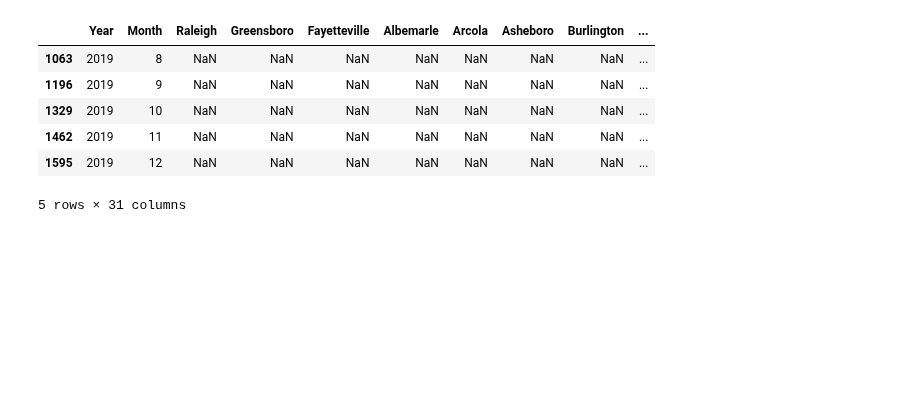
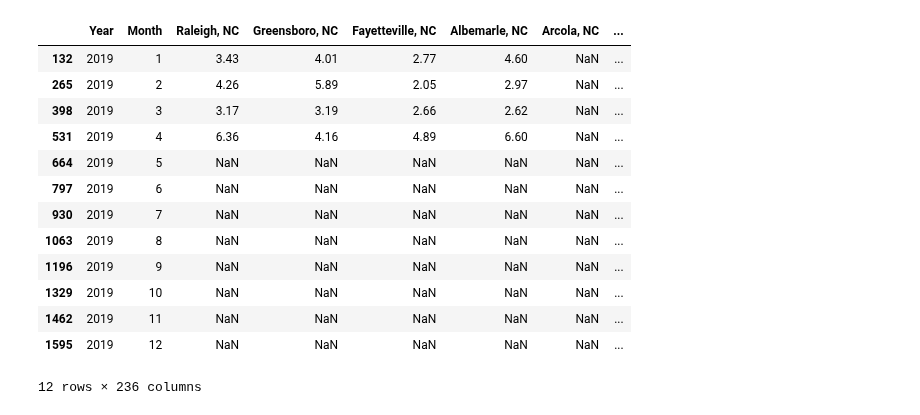
Before and after one commit to lilfetz22/NCRainfallPredictions_CAP1, a Jupyter notebook: Capstone Project 1.ipynb, the cells around one changed output. Saved outputs shown, nothing was run; the diff lists cells and outputs as text; code cells hidden in the pictures; blank space fills up the shorter version.

```diff
--- a/Capstone Project 1.ipynb
+++ b/Capstone Project 1.ipynb
@@ -157,0 +33,17 @@ ncdata1.tail()
+# %%
+colnames = ['Year', 'Month']
+names = NCdata.sheet_names
+# col1 = []
+# col2 = []
+# for i in names:
+#     n1 = i.split(',')
+#     if i == 0:
+#         col1 = [n1[0]]
+#         col2 = [n1[1]]
+#     else:
+#         col1 = col1 + [n1[0]]
+#         col2 = col2 + [n1[1]]
+# print(col1)
+# print(col2)
+ncdata.columns = colnames + names
+ncdata.head()
@@ -158,6 +58,5 @@ ncdata1.tail()
 # %%
-ncdata1["Month"] = pd.to_datetime(ncdata1.Month, format='%b', errors='coerce').dt.month
-ncdata1["Year"] = pd.to_datetime(ncdata1.Year, format='%Y', errors='coerce').dt.year
-print(ncdata1.head())
-ncdata1.info()
+ncdata["Month"] = pd.to_datetime(ncdata.Month, format='%b', errors='coerce').dt.month
+ncdata["Year"] = pd.to_datetime(ncdata.Year, format='%Y', errors='coerce').dt.year
+print(ncdata.head())
 # %% [output]
@@ -181,11 +80,18 @@ memory usage: 450.0 KB
 # %%
-ncdata1 = ncdata1.sort_values(['Year','Month'])
-ncdata1.tail()
+ncdata = ncdata.sort_values(['Year','Month'])
+ncdata.tail(12)
 # %% [output]
-|  | Year | Month | Raleigh | Greensboro | Fayetteville | Albemarle | Arcola | Asheboro | Burlington | ... |
-| 1063 | 2019 | 8 | NaN | NaN | NaN | NaN | NaN | NaN | NaN | ... |
-| 1196 | 2019 | 9 | NaN | NaN | NaN | NaN | NaN | NaN | NaN | ... |
-| 1329 | 2019 | 10 | NaN | NaN | NaN | NaN | NaN | NaN | NaN | ... |
-| 1462 | 2019 | 11 | NaN | NaN | NaN | NaN | NaN | NaN | NaN | ... |
-| 1595 | 2019 | 12 | NaN | NaN | NaN | NaN | NaN | NaN | NaN | ... |
+|  | Year | Month | Raleigh, NC | Greensboro, NC | Fayetteville, NC | Albemarle, NC | Arcola, NC | ... |
+| 132 | 2019 | 1 | 3.43 | 4.01 | 2.77 | 4.60 | NaN | ... |
+| 265 | 2019 | 2 | 4.26 | 5.89 | 2.05 | 2.97 | NaN | ... |
+| 398 | 2019 | 3 | 3.17 | 3.19 | 2.66 | 2.62 | NaN | ... |
+| 531 | 2019 | 4 | 6.36 | 4.16 | 4.89 | 6.60 | NaN | ... |
+| 664 | 2019 | 5 | NaN | NaN | NaN | NaN | NaN | ... |
+| 797 | 2019 | 6 | NaN | NaN | NaN | NaN | NaN | ... |
+| 930 | 2019 | 7 | NaN | NaN | NaN | NaN | NaN | ... |
+| 1063 | 2019 | 8 | NaN | NaN | NaN | NaN | NaN | ... |
+| 1196 | 2019 | 9 | NaN | NaN | NaN | NaN | NaN | ... |
+| 1329 | 2019 | 10 | NaN | NaN | NaN | NaN | NaN | ... |
+| 1462 | 2019 | 11 | NaN | NaN | NaN | NaN | NaN | ... |
+| 1595 | 2019 | 12 | NaN | NaN | NaN | NaN | NaN | ... |
-5 rows × 31 columns
+12 rows × 236 columns
```
Also changed, not shown: parts of 22 cells of this notebook.
